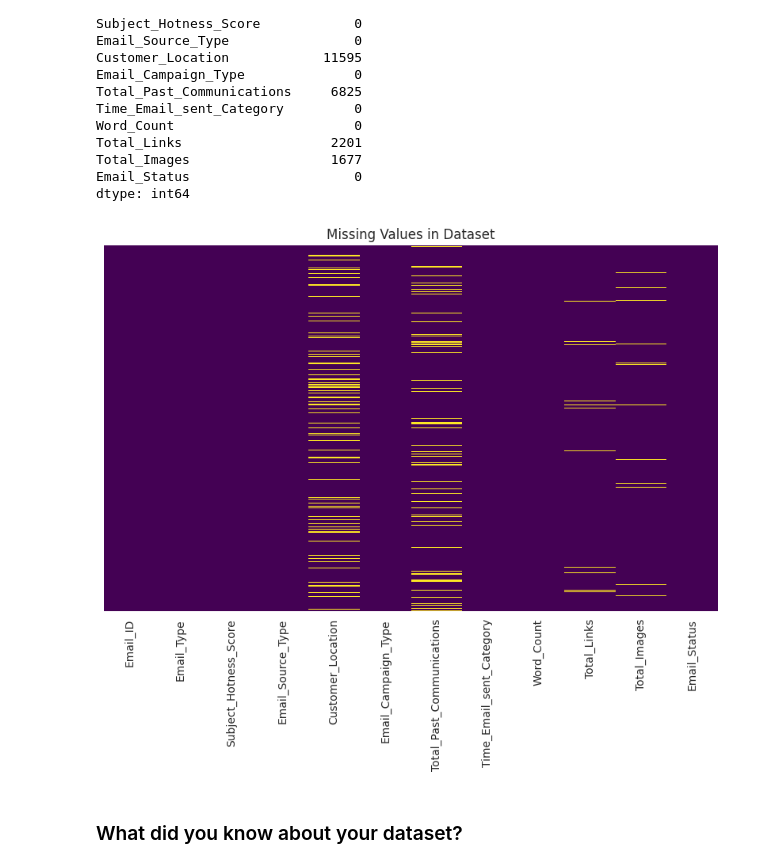
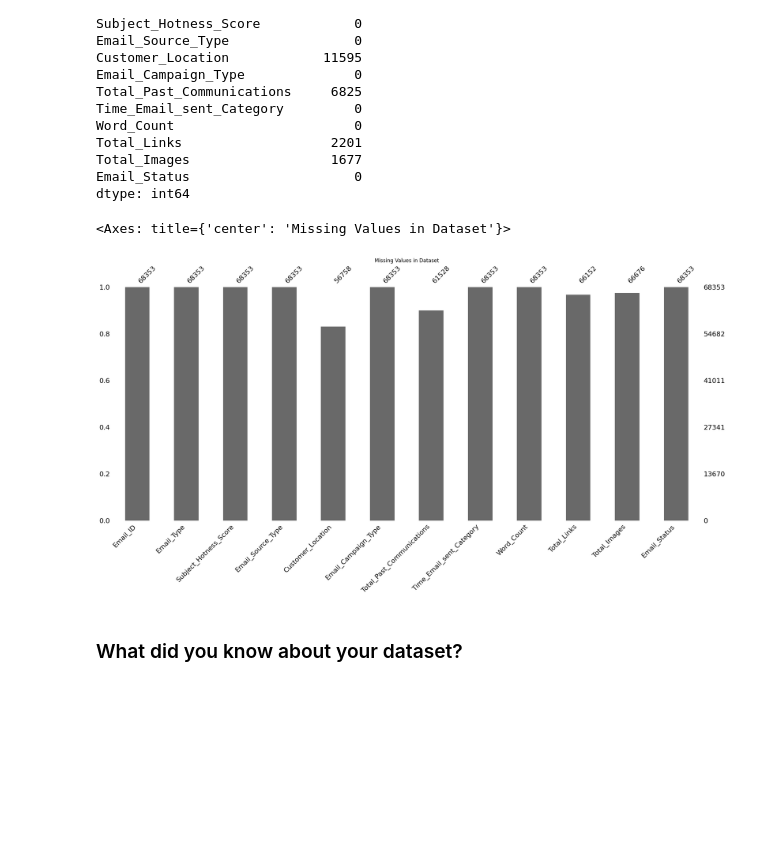
Before and after one commit to Ketul2219/Data-Science-Capstone-project, a Jupyter notebook: Classification(ML)_Email_Campaign_Effectiveness_Prediction.ipynb, the cells around one changed output. Cells and saved outputs as stored; diff of their text form; code cells hidden in the pictures; blank space fills up the shorter version.

```diff
--- a/Classification(ML)_Email_Campaign_Effectiveness_Prediction.ipynb
+++ b/Classification(ML)_Email_Campaign_Effectiveness_Prediction.ipynb
@@ -298,12 +356,14 @@ dtype: int64
 # %%
 # Visualizing the missing values
 
-plt.figure(figsize=(10, 6))
-sns.heatmap(df.isnull(), cmap='viridis', cbar=False, yticklabels=False)
+plt.figure(figsize=(4, 2))
+
 plt.title('Missing Values in Dataset')
-plt.show()
+
+msno.bar(df)
 # %% [output]
+<Axes: title={'center': 'Missing Values in Dataset'}>
-[figure, old version]
+[figure, new version]
 # %% [markdown]
 ### What did you know about your dataset?
 # %% [markdown]
```
Also changed, not shown: parts of 153 cells of this notebook.
